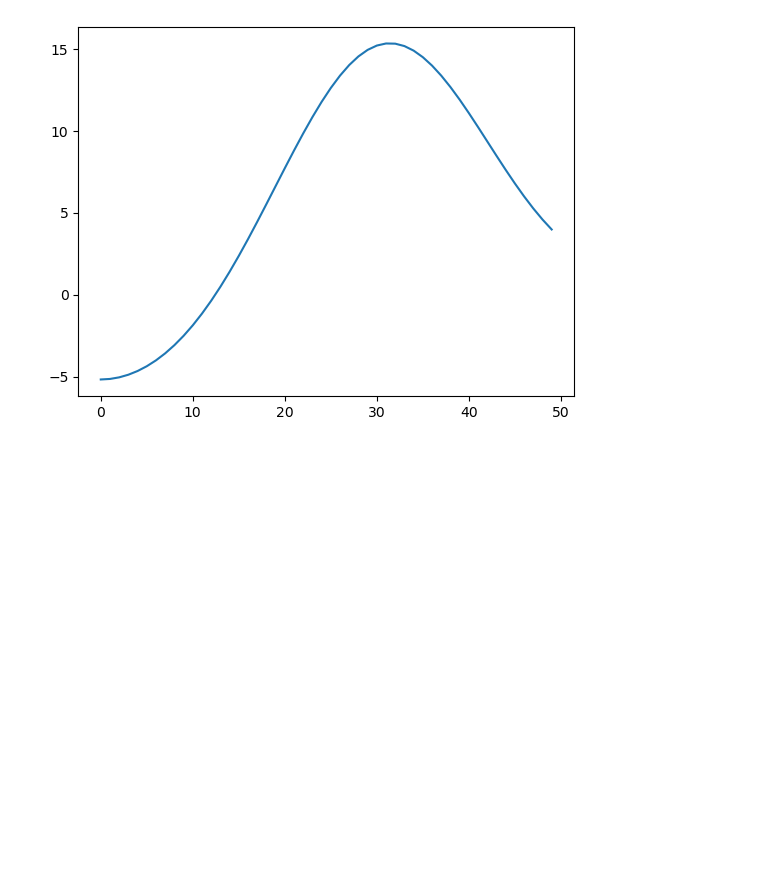
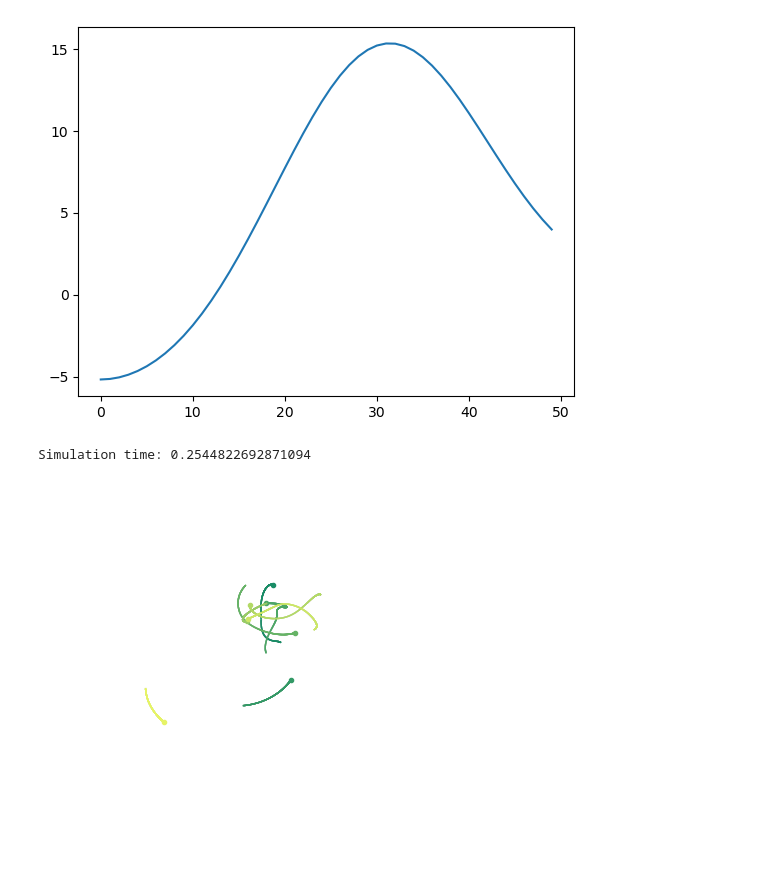
Before and after one commit to WenqingXie47/Particle-Simulation, a Jupyter notebook: test.ipynb, the cells around one changed output. Cells and saved outputs as stored; diff of their text form; code cells hidden in the pictures; blank space fills up the shorter version.

Commit message:
gravity

```diff
--- a/test.ipynb
+++ b/test.ipynb
@@ -104,3 +106,45 @@ ax.plot(energies)
 [<matplotlib.lines.Line2D at 0x...>]
 [figure]
 [figure]
+# %%
+
+from tqdm import tqdm
+color_map = "summer"
+cmap = plt.get_cmap(color_map)
+
+np.random.seed(43)
+
+sim = GravitySim(n_balls=10, loc_std=1)
+
+t = time.time()
+loc, vel, force, mass = sim.sample_trajectory(T=5000, sample_freq=1)
+
+print("Simulation time: {}".format(time.time() - t))
+plt.figure()
+axes = plt.gca()
+axes.set_xlim([-4., 4.])
+axes.set_ylim([-4., 4.])
+# for i in range(loc.shape[-2]):
+#     plt.plot(loc[:, i, 0], loc[:, i, 1], alpha=0.1, linewidth=1)
+#     plt.plot(loc[0, i, 0], loc[0, i, 1], 'o')
+
+offset = 4000
+N_frames = loc.shape[0] - offset
+N_particles = loc.shape[-2]
+
+for i in tqdm(range(N_particles)):
+    color = cmap(i/N_particles)
+    # for j in range(loc.shape[0]-2):
+    for j in range(offset, offset + N_frames):
+        plt.plot(loc[j:j+2, i, 0], loc[j:j+2, i, 1], alpha=0.2 + 0.7 *
+                    ((j-offset)/N_frames)**4, linewidth=1, color=color)
+    plt.plot(loc[-1, i, 0], loc[-1, i, 1], 'o', markersize=3, color=color)
+plt.axis("off")
+# plt.figure()
+# energies = [sim._energy(loc[i, :, :], vel[i, :, :], mass, sim.interaction_strength) for i in
+#             range(loc.shape[0])]
+# plt.plot(energies)
+plt.show()
+# %% [output]
+Simulation time: 0.2544822692871094
+[figure, added]
```
Also changed, not shown: parts of 1 cell of this notebook, 3 other files.
